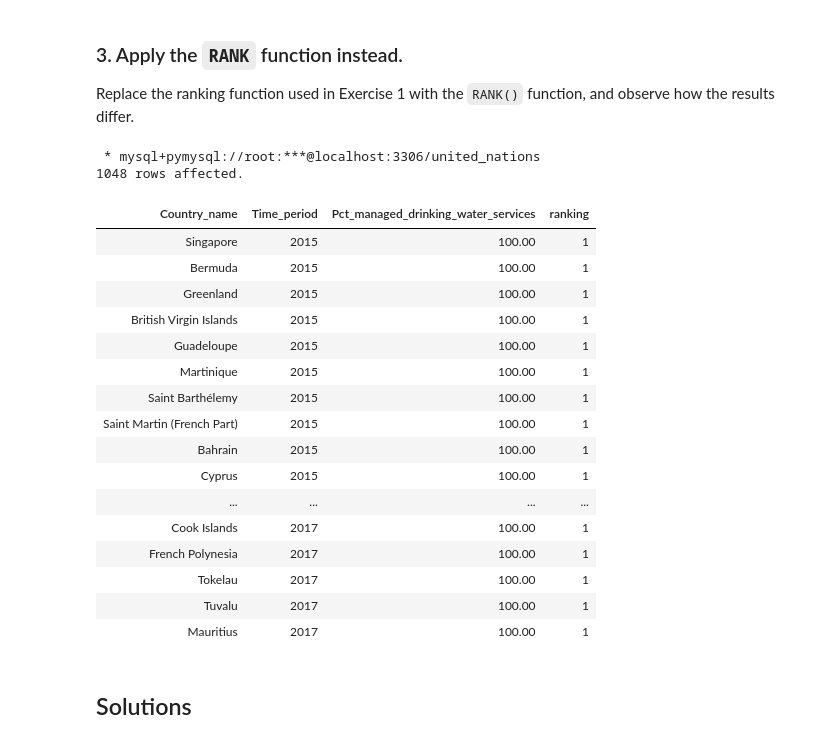
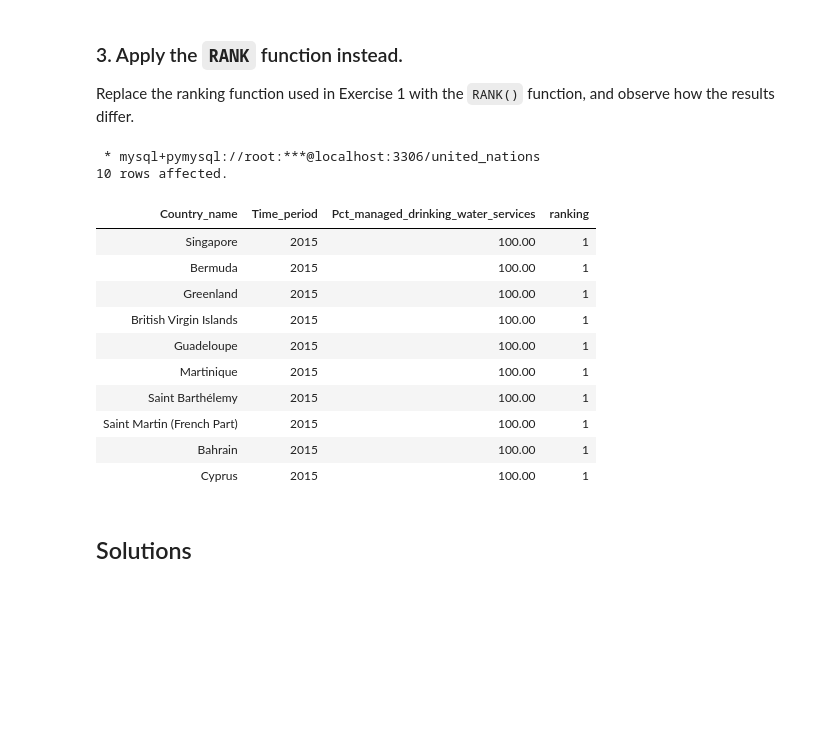
Before and after one commit to epha-b1/Maji_Ndogo-Water_Crisis_, a Jupyter notebook: Exercises/Top_N_analysis_using_ranking_window_functions_Notebook.ipynb, the cells around one changed output. Drawn from its saved outputs; the diff is of its cells as text; code cells hidden in the pictures; blank space fills up the shorter version.

```diff
--- a/Exercises/Top_N_analysis_using_ranking_window_functions_Notebook.ipynb
+++ b/Exercises/Top_N_analysis_using_ranking_window_functions_Notebook.ipynb
@@ -148,33 +124,28 @@ Replace the ranking function used in Exercise 1 with the `RANK()` function, and
 # %%
 %%sql
 
 SELECT
     Country_name,
     Time_period,
     Pct_managed_drinking_water_services,
     RANK() OVER (PARTITION BY Time_period ORDER BY Pct_managed_drinking_water_services DESC) AS ranking
 FROM
-    united_nations.Access_to_Basic_Services;
+    united_nations.Access_to_Basic_Services
+    Limit 10;
 # %% [output]
  * mysql+pymysql://root:***@localhost:3306/united_nations
-1048 rows affected.
+10 rows affected.
 | Country_name | Time_period | Pct_managed_drinking_water_services | ranking |
 | Singapore | 2015 | 100.00 | 1 |
 | Bermuda | 2015 | 100.00 | 1 |
 | Greenland | 2015 | 100.00 | 1 |
 | British Virgin Islands | 2015 | 100.00 | 1 |
 | Guadeloupe | 2015 | 100.00 | 1 |
 | Martinique | 2015 | 100.00 | 1 |
 | Saint Barthélemy | 2015 | 100.00 | 1 |
 | Saint Martin (French Part) | 2015 | 100.00 | 1 |
 | Bahrain | 2015 | 100.00 | 1 |
 | Cyprus | 2015 | 100.00 | 1 |
-| ... | ... | ... | ... |
-| Cook Islands | 2017 | 100.00 | 1 |
-| French Polynesia | 2017 | 100.00 | 1 |
-| Tokelau | 2017 | 100.00 | 1 |
-| Tuvalu | 2017 | 100.00 | 1 |
-| Mauritius | 2017 | 100.00 | 1 |
 # %% [markdown]
 ## Solutions
 # %% [markdown]
```
Also changed, not shown: parts of 5 cells of this notebook, 11 other files.
